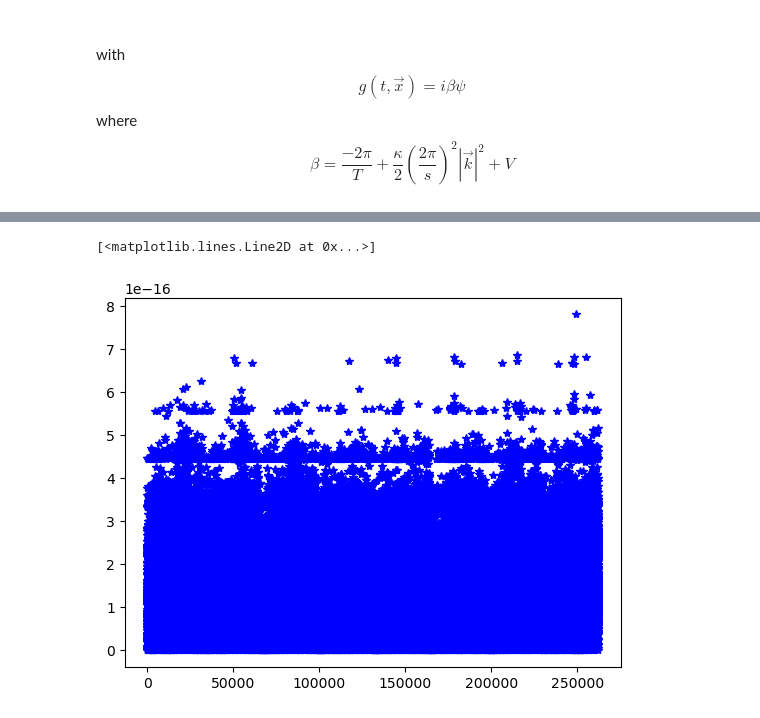
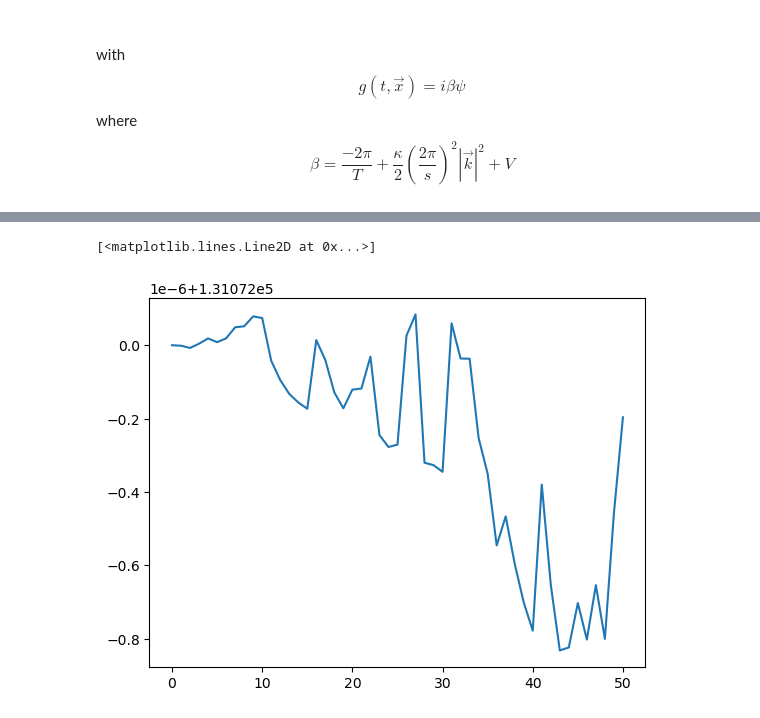
Before and after one commit to manu0x/pyGP_fields, a Jupyter notebook: fiducial_3d_Example.ipynb, the cells around one changed output, grey strips where cells are left out. Cells and saved outputs as stored; diff of their text form; code cells hidden in the pictures.

```diff
--- a/fiducial_3d_Example.ipynb
+++ b/fiducial_3d_Example.ipynb
@@ -171,7 +201,7 @@ def solve_3d_example(m,dt):
     return frames, x,err_l,mass_l,mass_err_l
 # %%
 
-dt = 0.01
+dt = 0.001
 
 
 frames, x, err_l, mass_l,mass_err_l = solve_3d_example(64,dt)
@@ -233,5 +220,5 @@ rr = np.abs(r).flatten()
 # %%
-plt.plot(rr,"b*")
+plt.plot(mass_l)
 # %% [output]
 [<matplotlib.lines.Line2D at 0x...>]
-[figure, old version]
+[figure, new version]
```
Also changed, not shown: parts of 8 cells of this notebook.
